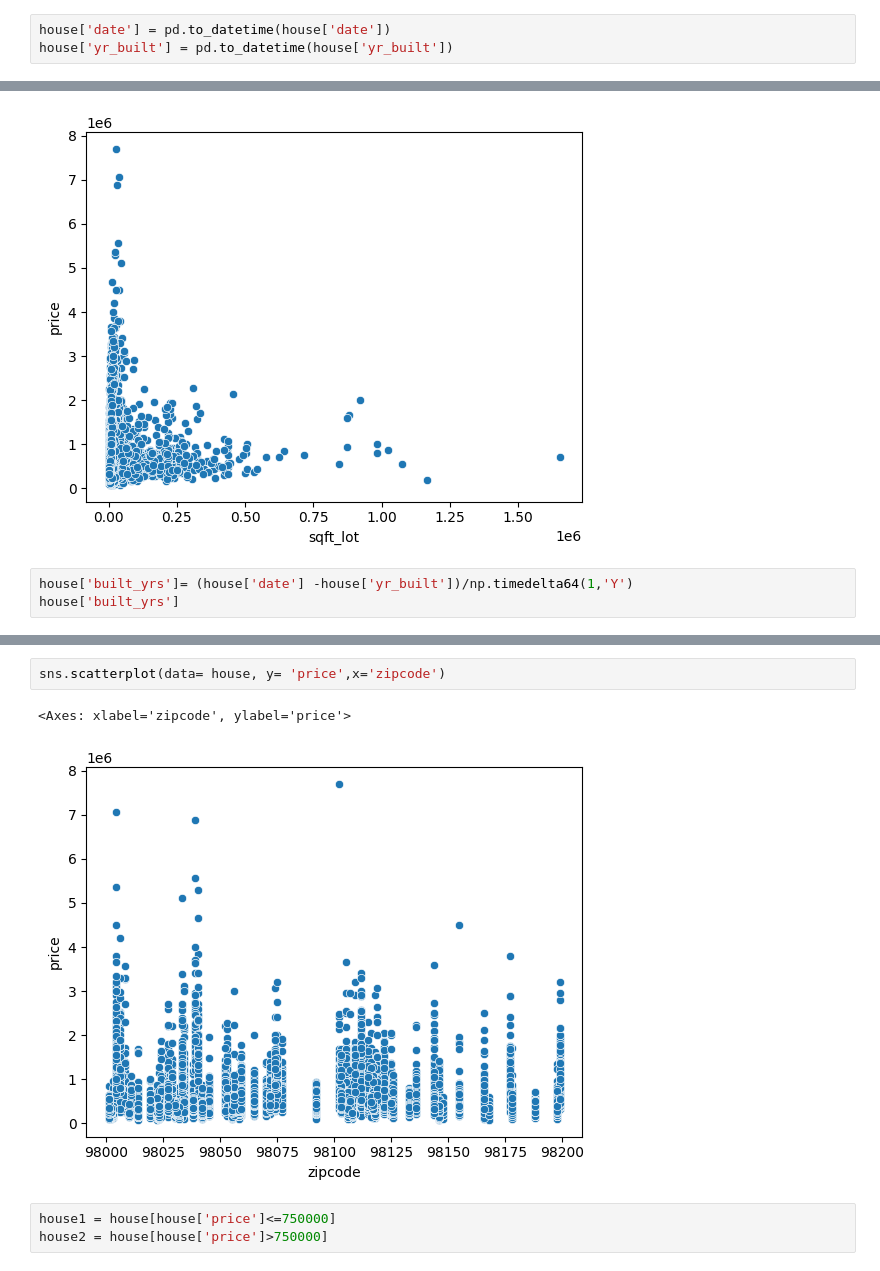
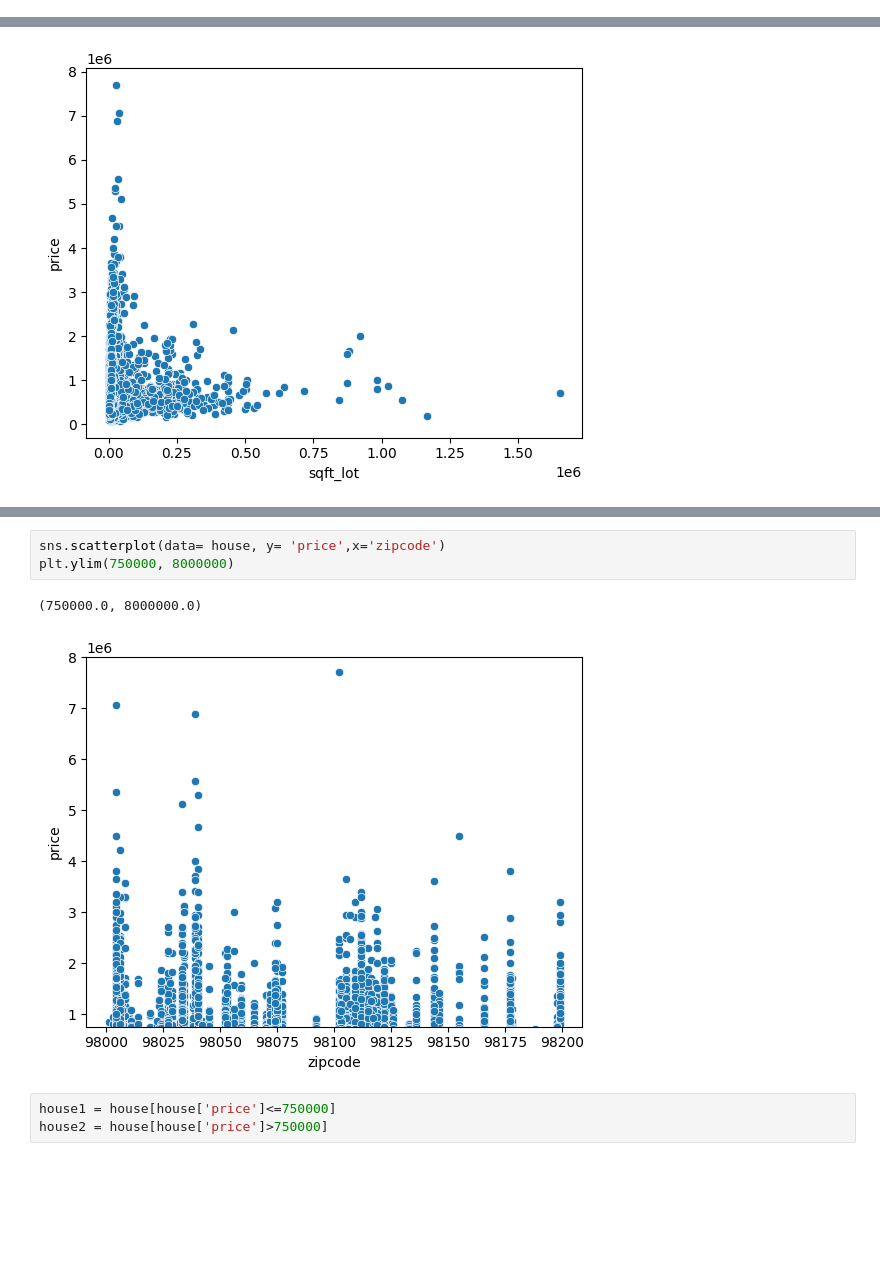
Before and after one commit to CodyDong/schulich_data_science, a Jupyter notebook: Assignment 3.ipynb, the cells around one changed output, grey strips where cells are left out. Saved outputs shown, nothing was run; the diff lists cells and outputs as text; blank space fills up the shorter version.

```diff
--- a/Assignment 3.ipynb
+++ b/Assignment 3.ipynb
@@ -74,9 +74,6 @@ min          1.000000
 75%          8.000000
 max         13.000000
 Name: grade, dtype: float64
-# %%
-house['date'] = pd.to_datetime(house['date'])
-house['yr_built'] = pd.to_datetime(house['yr_built'])
 # %%
 sns.boxplot(data=house,y='bedrooms')
 # %% [output]
@@ -107,6 +104,3 @@ sns.scatterplot(data= house, y= 'price',x='sqft_lot')
 # %% [output]
 <Axes: xlabel='sqft_lot', ylabel='price'>
 [figure]
-# %%
-house['built_yrs']= (house['date'] -house['yr_built'])/np.timedelta64(1,'Y')
-house['built_yrs']
@@ -126,8 +107,9 @@ Name: built_yrs, Length: 21613, dtype: float64
 # %%
 sns.scatterplot(data= house, y= 'price',x='zipcode')
+plt.ylim(750000, 8000000)
 # %% [output]
-<Axes: xlabel='zipcode', ylabel='price'>
+(750000.0, 8000000.0)
-[figure, old version]
+[figure, new version]
 # %%
 house1 = house[house['price']<=750000]
 house2 = house[house['price']>750000]
```
Also changed, not shown: parts of 38 cells of this notebook.
